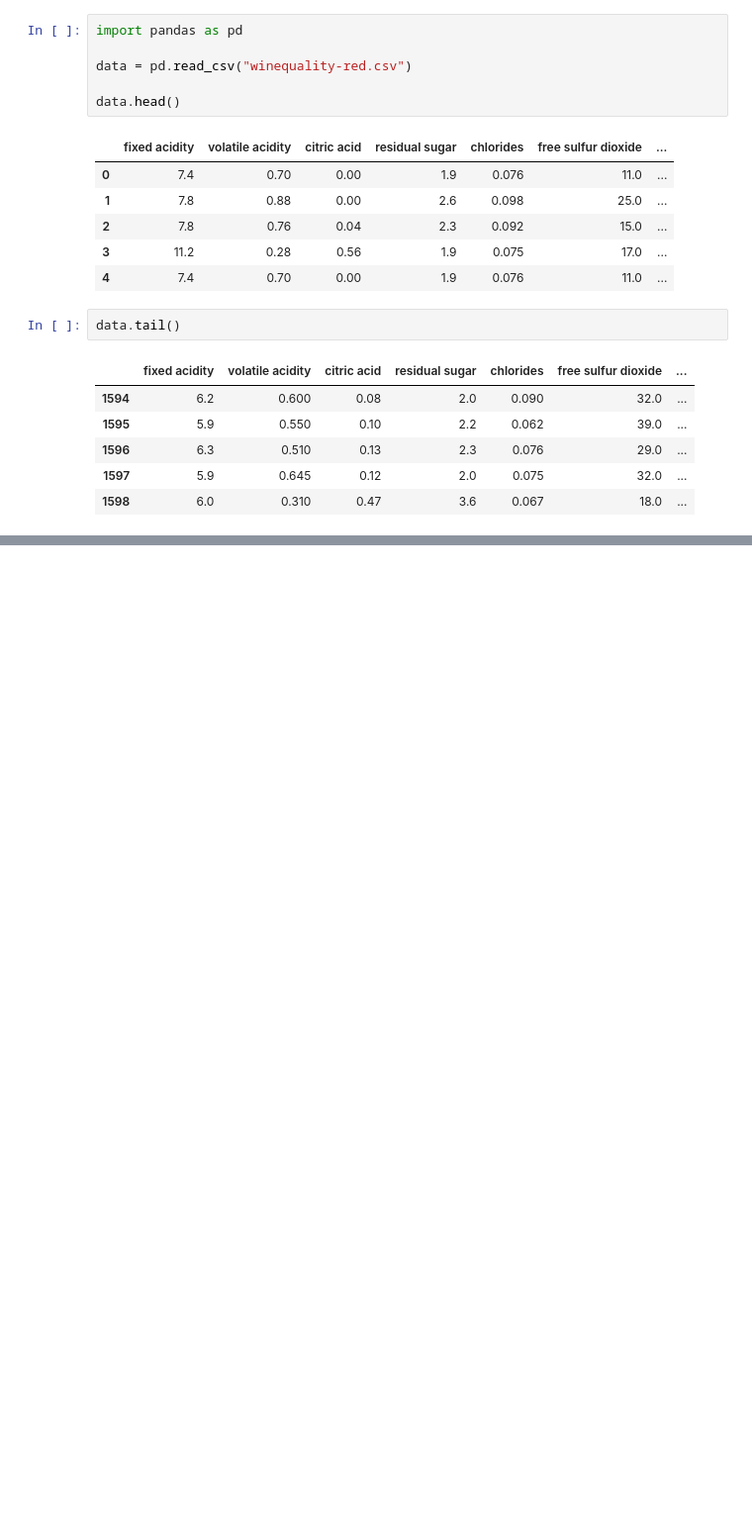
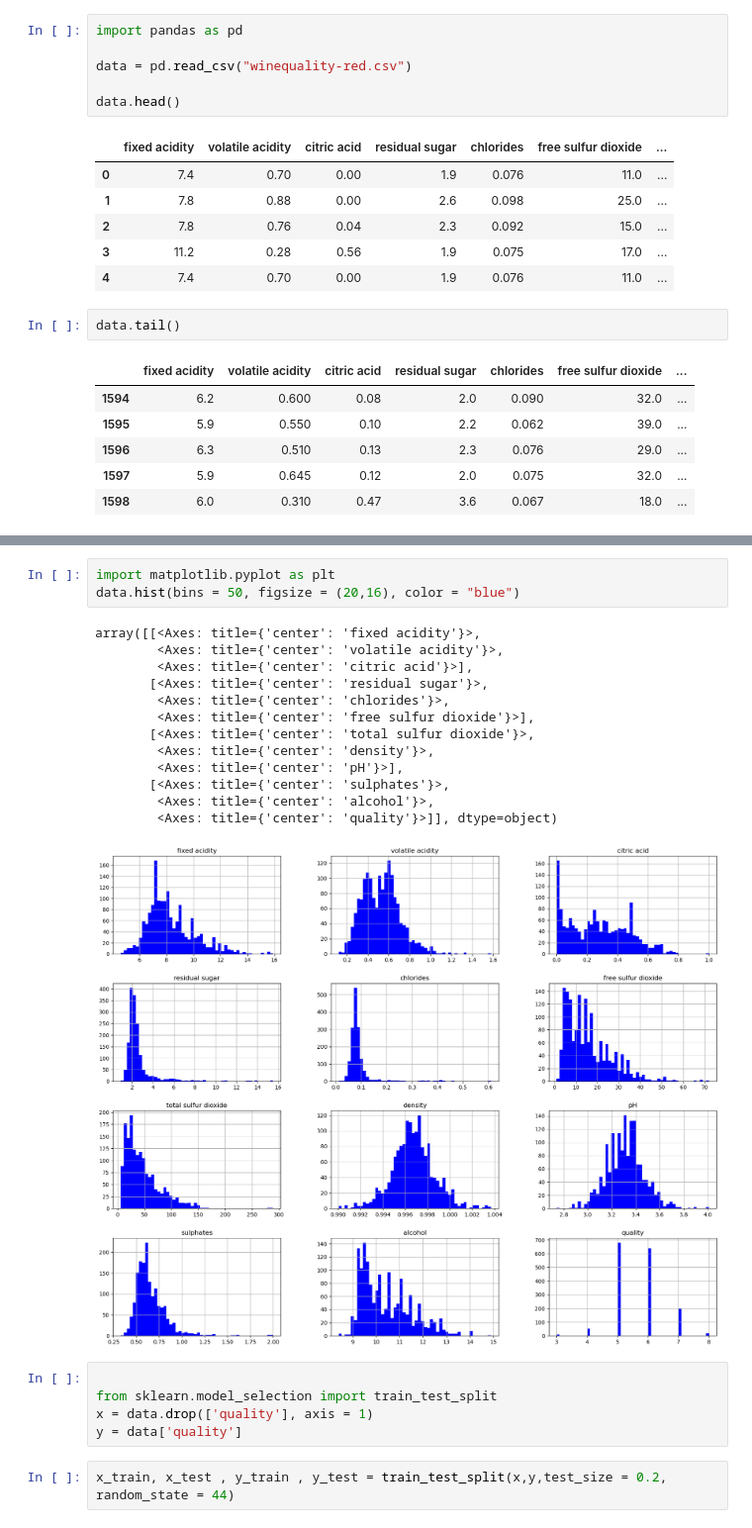
Before and after one commit to Yarra-Hemanth/ML-Project, a Jupyter notebook: RedWineQuality.ipynb, the cells around one changed output, grey strips where cells are left out. Shown at 99% size. Drawn from its saved outputs; the diff is of its cells as text; blank space fills up the shorter version.

```diff
--- a/RedWineQuality.ipynb
+++ b/RedWineQuality.ipynb
@@ -28,0 +77,24 @@ data.tail()
+# %%
+import matplotlib.pyplot as plt
+data.hist(bins = 50, figsize = (20,16), color = "blue")
+# %% [output]
+array([[<Axes: title={'center': 'fixed acidity'}>,
+        <Axes: title={'center': 'volatile acidity'}>,
+        <Axes: title={'center': 'citric acid'}>],
+       [<Axes: title={'center': 'residual sugar'}>,
+        <Axes: title={'center': 'chlorides'}>,
+        <Axes: title={'center': 'free sulfur dioxide'}>],
+       [<Axes: title={'center': 'total sulfur dioxide'}>,
+        <Axes: title={'center': 'density'}>,
+        <Axes: title={'center': 'pH'}>],
+       [<Axes: title={'center': 'sulphates'}>,
+        <Axes: title={'center': 'alcohol'}>,
+        <Axes: title={'center': 'quality'}>]], dtype=object)
+[figure, added]
+# %%
+
+from sklearn.model_selection import train_test_split
+x = data.drop(['quality'], axis = 1)
+y = data['quality']
+# %%
+x_train, x_test , y_train , y_test = train_test_split(x,y,test_size = 0.2, random_state = 44)
```
Also changed, not shown: parts of 11 cells of this notebook.
